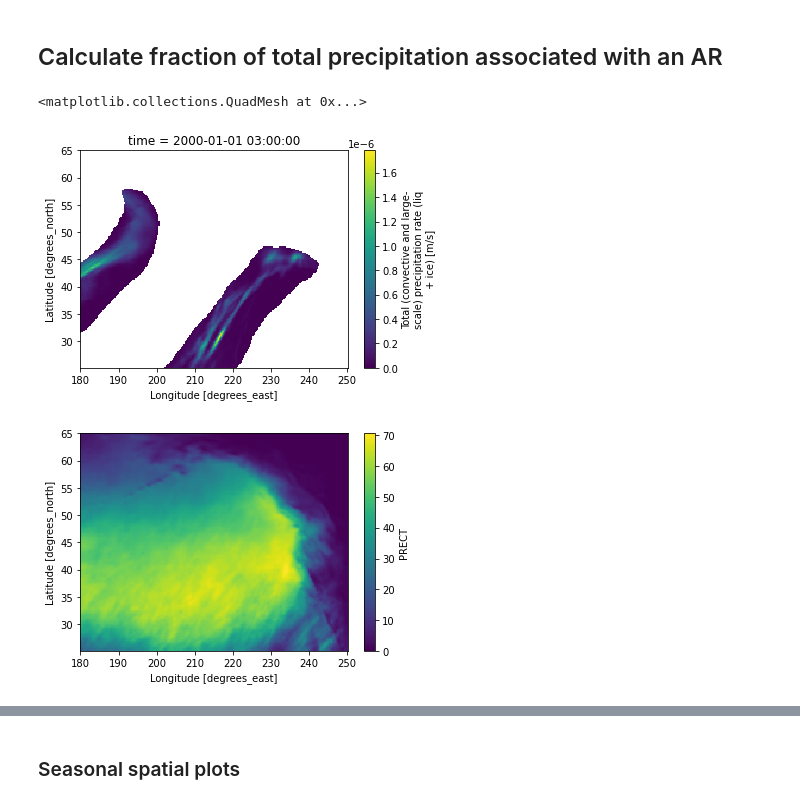
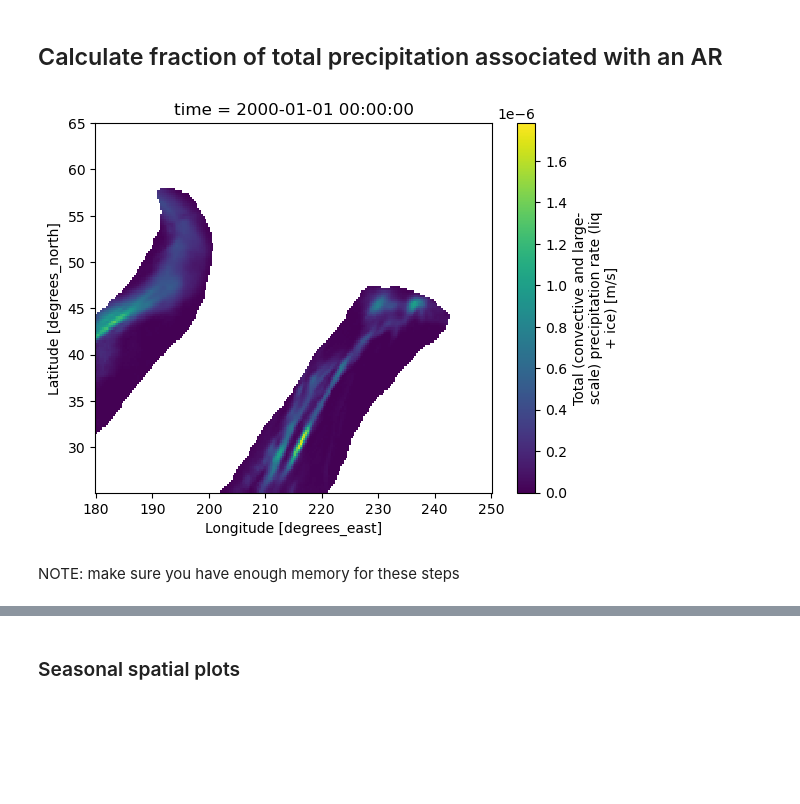
Before and after one commit to katiedagon/ML-extremes, a Jupyter notebook: notebooks/ClimateNet_ARs.ipynb, the cells around one changed output, grey strips where cells are left out. Cells and saved outputs as stored; diff of their text form; code cells hidden in the pictures; blank space fills up the shorter version.

```diff
--- a/notebooks/ClimateNet_ARs.ipynb
+++ b/notebooks/ClimateNet_ARs.ipynb
@@ -316,6 +459,6 @@ def preprocess_PRECT(ds):
 ### Read in PRECT files
 # %%
 %%time
-PRECT_hist = xr.open_mfdataset(cesm_hist_filepath+PRECT_hist_files, concat_dim='time', combine="nested", chunks={'time':500}, parallel=True, preprocess=preprocess_PRECT)
+PRECT_hist = xr.open_mfdataset(cesm_hist_filepath+PRECT_hist_files, concat_dim='time', combine="nested", chunks={'time':800}, parallel=True, preprocess=preprocess_PRECT)
 #PRECT_hist = xr.open_dataset(cesm_hist_filepath+PRECT_hist_file, chunks={'time':500,'lat':100,'lon':200})
 # %% [output]
@@ -355,0 +515,3 @@ PRECT_hist.isel(time=0).plot(robust=True);
+# %%
+PRECT_hist_shift = PRECT_hist.assign_coords(time=timeshift)
+PRECT_hist_shift
@@ -355,0 +544,4 @@ PRECT_hist.isel(time=0).plot(robust=True);
+# %%
+%%time
+PRECT_rcp26 = xr.open_mfdataset(cesm_rcp26_filepath+PRECT_rcp26_files, concat_dim='time', combine="nested", chunks={'time':800}, parallel=True, preprocess=preprocess_PRECT)
+PRECT_rcp26
@@ -355,0 +578,3 @@ PRECT_hist.isel(time=0).plot(robust=True);
+# %%
+PRECT_fullhist = xr.concat([PRECT_hist_shift, PRECT_rcp26], dim='time')
+PRECT_fullhist
@@ -356,10 +607,9 @@ PRECT_hist.isel(time=0).plot(robust=True);
 # %% [markdown]
 ## Calculate fraction of total precipitation associated with an AR
 # %%
-PRECT_hist.where(AR==1).isel(time=0).plot()
+PRECT_fullhist.where(AR==1).isel(time=0).plot();
 # %% [output]
-<matplotlib.collections.QuadMesh at 0x...>
-[figure, old version]
+[figure, new version]
 # %%
 def calc_prect_AR(PRECT, AR):
 
@@ -385,7 +635,7 @@ PRECT_AR_frac, PRECT_AR_frac_byseason = calc_prect_AR(PRECT_hist, AR)
+# %% [markdown]
+NOTE: make sure you have enough memory for these steps
 # %%
-PRECT_AR_frac.plot();
+#PRECT_AR_frac.plot();
-# %% [output]
-[figure, removed]
 # %%
 PRECT_AR_frac_byseason = PRECT_AR_frac_byseason.persist()
 print(PRECT_AR_frac_byseason.max().values)
```
Also changed, not shown: parts of 52 cells of this notebook, 1 other file.
